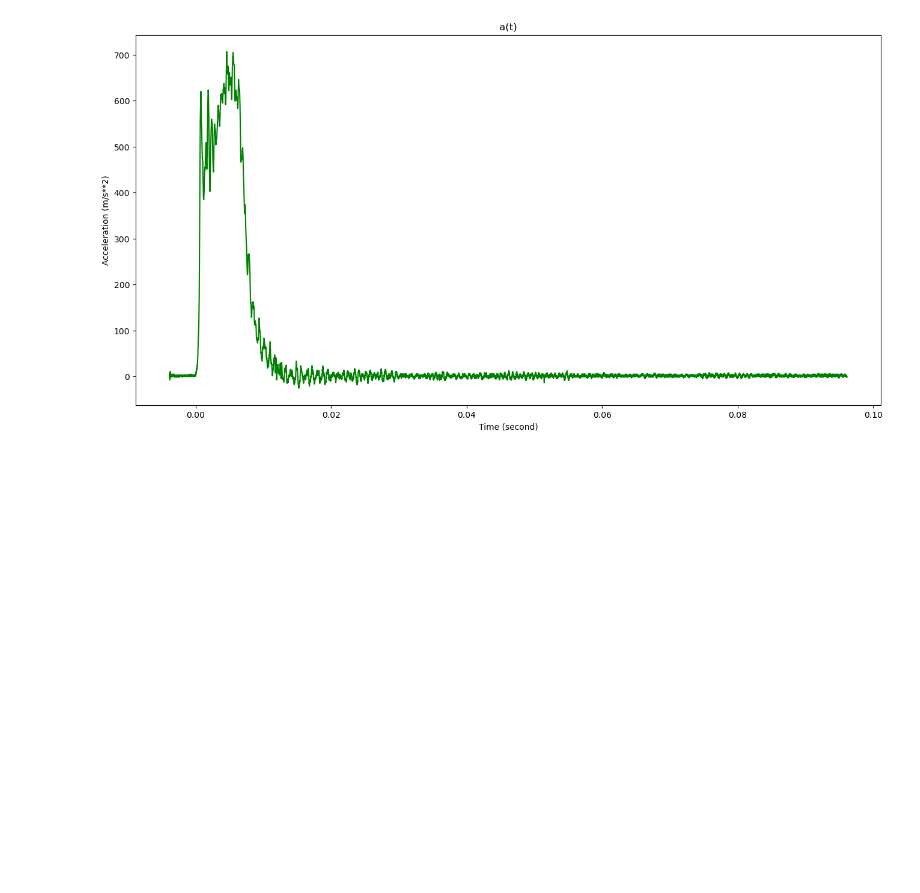
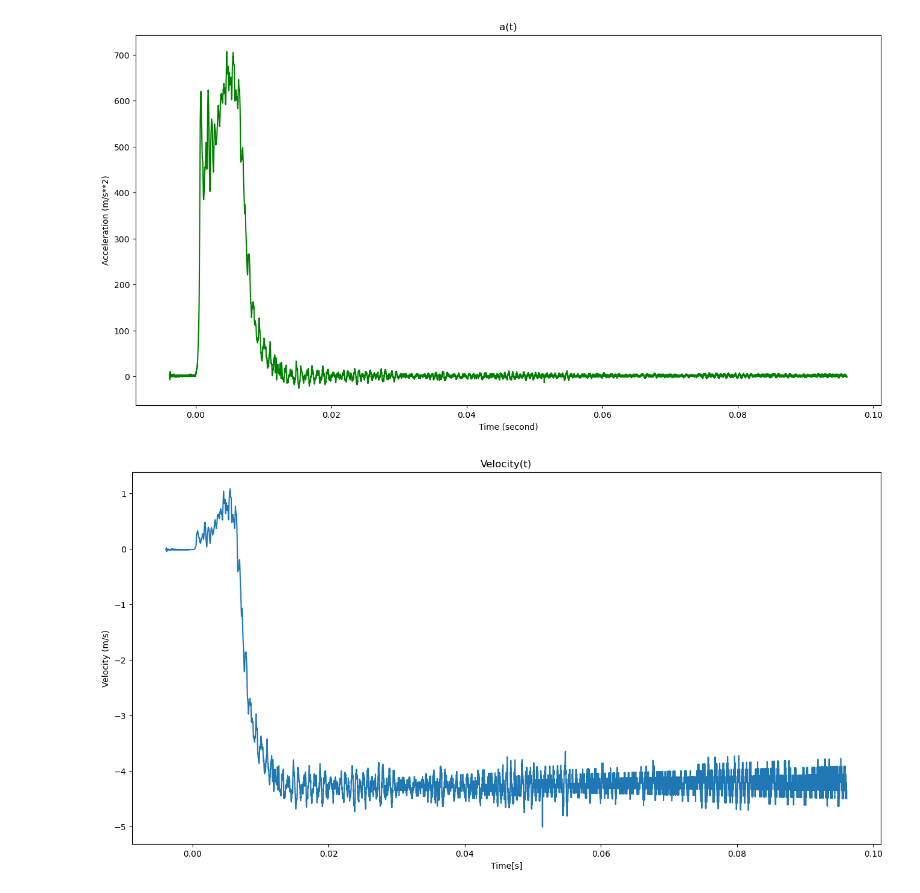
Before and after one commit to SamiOnur/SafetyReports, a Jupyter notebook: Safety01/Safety01.ipynb, the cells around one changed output. Drawn from its saved outputs; the diff is of its cells as text; code cells hidden in the pictures; blank space fills up the shorter version.

```diff
--- a/Safety01/Safety01.ipynb
+++ b/Safety01/Safety01.ipynb
@@ -50,3 +50,16 @@ plt.title("a(t)")
 plt.show()
 # %% [output]
 [figure]
+# %%
+velocity = data["Acceleration"].diff() * data["Time(s)"][1:]
+sum_velocities = velocity.cumsum()
+# Integral of acceleration
+# %%
+plt.figure(figsize=(16, 8))
+plt.plot(data["Time(s)"], sum_velocities)
+plt.xlabel("Time[s]")
+plt.ylabel('Velocity (m/s)')
+plt.title("Velocity(t)")
+plt.show()
+# %% [output]
+[figure, added]
```
Also changed, not shown: parts of 3 cells of this notebook, 1 other file.
